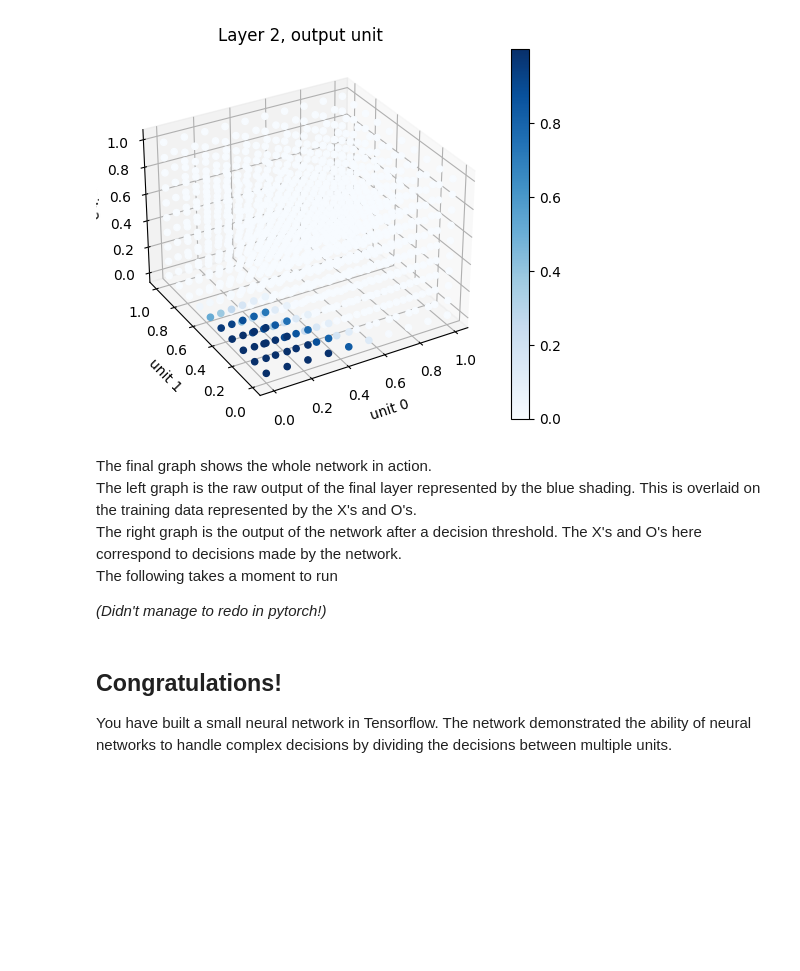
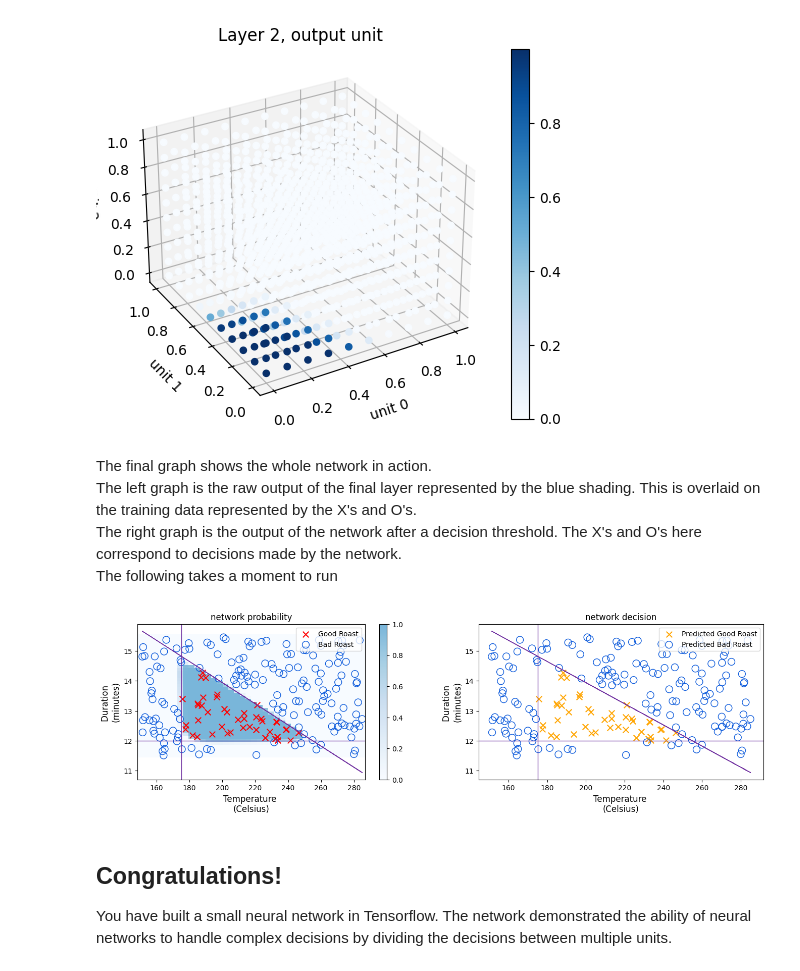
Before and after one commit to daschablume/ML-Coursera-Pytorch, a Jupyter notebook: C2_W1_Lab02_CoffeeRoasting_PyTorch.ipynb, the cells around one changed output. Cells and saved outputs as stored; diff of their text form; code cells hidden in the pictures; blank space fills up the shorter version.

```diff
--- a/C2_W1_Lab02_CoffeeRoasting_PyTorch.ipynb
+++ b/C2_W1_Lab02_CoffeeRoasting_PyTorch.ipynb
@@ -286,7 +286,7 @@ tensor([[-0.4671,  0.4159],
 def predict(x):
   coffee_roaster.eval()  # set the model to evaluation mode
   with torch.no_grad():  # Disable gradient calculation for inference
-      predictions = coffee_roaster(X_testn)
+      predictions = coffee_roaster(x)
   return predictions.numpy()
 
 predictions = predict(X_testn)
@@ -327,11 +327,11 @@ The final graph shows the whole network in action.
 The left graph is the raw output of the final layer represented by the blue shading. This is overlaid on the training data represented by the X's and O's.
 The right graph is the output of the network after a decision threshold. The X's and O's here correspond to decisions made by the network.
 The following takes a moment to run
-
-*(Didn't manage to redo in pytorch!)*
 # %%
-netf = lambda x : predict(norm_l(x))
+netf = lambda x : predict(torch.tensor((norm_l(x)), dtype=torch.float32))
 plt_network(X,Y,netf)
+# %% [output]
+[figure, added]
 # %% [markdown]
 ## Congratulations!
 You have built a small neural network in Tensorflow.
```
Also changed, not shown: parts of 2 cells of this notebook, 1 other file.
